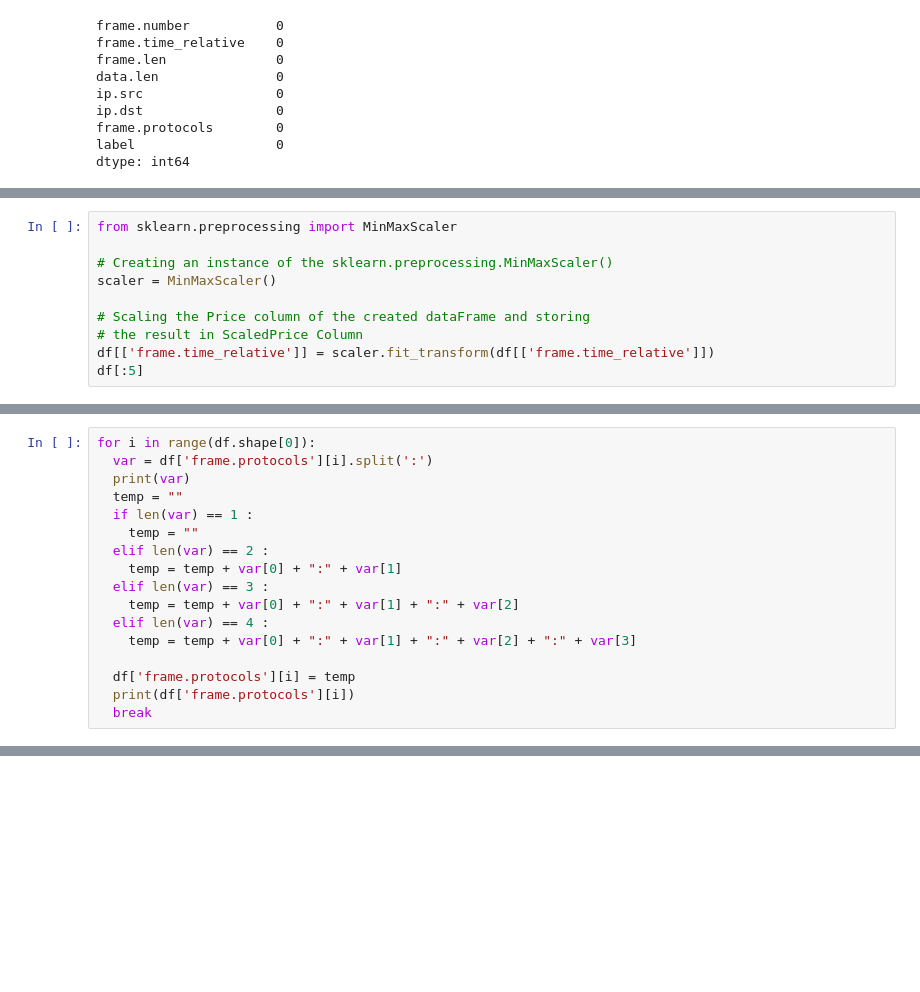
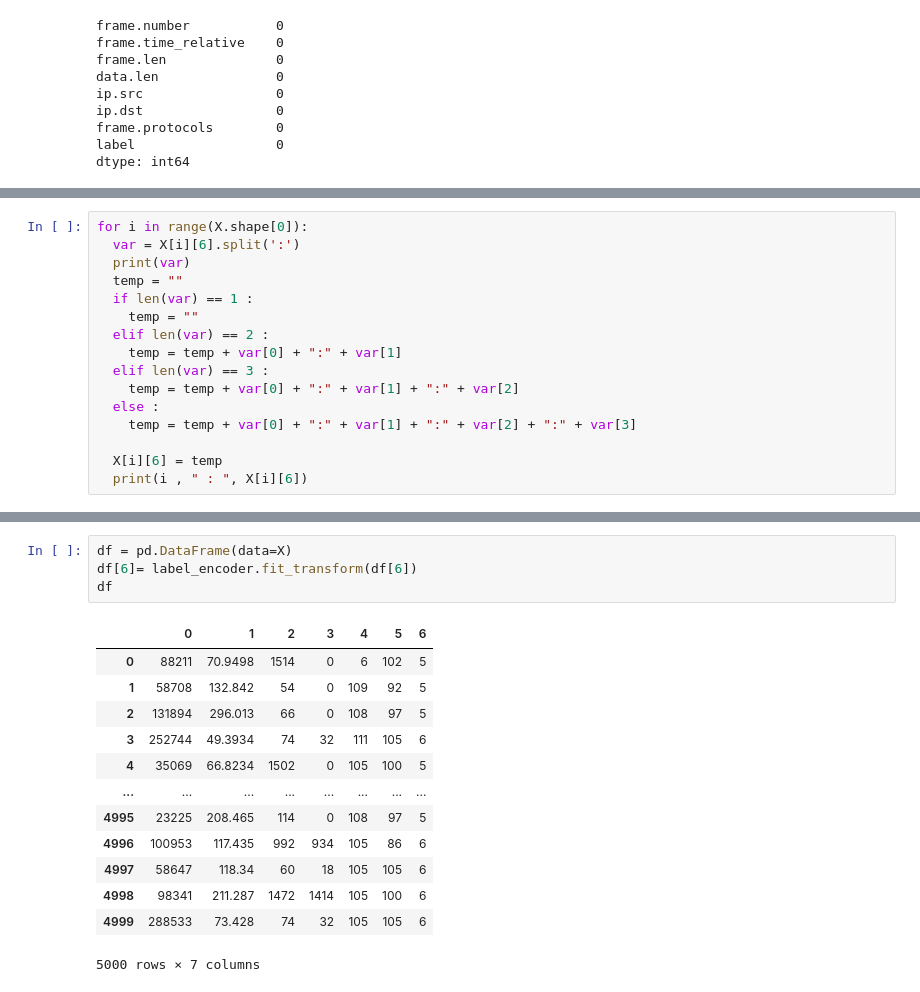
Before and after one commit to weasel-codes/anomaly-detection-iot, a Jupyter notebook: anomaly_detection_preprocess2.ipynb, the cells around one changed output, grey strips where cells are left out. Saved outputs shown, nothing was run; the diff lists cells and outputs as text; blank space fills up the shorter version.

```diff
--- a/anomaly_detection_preprocess2.ipynb
+++ b/anomaly_detection_preprocess2.ipynb
@@ -91,10 +92,0 @@ df[:5]
-# %%
-from sklearn.preprocessing import MinMaxScaler
-
-# Creating an instance of the sklearn.preprocessing.MinMaxScaler()
-scaler = MinMaxScaler()
-
-# Scaling the Price column of the created dataFrame and storing
-# the result in ScaledPrice Column
-df[['frame.time_relative']] = scaler.fit_transform(df[['frame.time_relative']])
-df[:5]
@@ -125,6 +100,6 @@ df['frame.protocols'].unique()
 # %%
-for i in range(df.shape[0]):
-  var = df['frame.protocols'][i].split(':')
+for i in range(X.shape[0]):
+  var = X[i][6].split(':')
   print(var)
   temp = ""
   if len(var) == 1 :
@@ -133,9 +108,8 @@ for i in range(df.shape[0]):
     temp = temp + var[0] + ":" + var[1]
   elif len(var) == 3 :
     temp = temp + var[0] + ":" + var[1] + ":" + var[2]
-  elif len(var) == 4 :
+  else :
     temp = temp + var[0] + ":" + var[1] + ":" + var[2] + ":" + var[3]
 
-  df['frame.protocols'][i] = temp
-  print(df['frame.protocols'][i])
-  break
+  X[i][6] = temp
+  print(i , " : ", X[i][6])
@@ -141,0 +134,18 @@ for i in range(df.shape[0]):
+# %%
+df = pd.DataFrame(data=X)
+df[6]= label_encoder.fit_transform(df[6])
+df
+# %% [output]
+|  | 0 | 1 | 2 | 3 | 4 | 5 | 6 |
+| 0 | 88211 | 70.9498 | 1514 | 0 | 6 | 102 | 5 |
+| 1 | 58708 | 132.842 | 54 | 0 | 109 | 92 | 5 |
+| 2 | 131894 | 296.013 | 66 | 0 | 108 | 97 | 5 |
+| 3 | 252744 | 49.3934 | 74 | 32 | 111 | 105 | 6 |
+| 4 | 35069 | 66.8234 | 1502 | 0 | 105 | 100 | 5 |
+| ... | ... | ... | ... | ... | ... | ... | ... |
+| 4995 | 23225 | 208.465 | 114 | 0 | 108 | 97 | 5 |
+| 4996 | 100953 | 117.435 | 992 | 934 | 105 | 86 | 6 |
+| 4997 | 58647 | 118.34 | 60 | 18 | 105 | 105 | 6 |
+| 4998 | 98341 | 211.287 | 1472 | 1414 | 105 | 100 | 6 |
+| 4999 | 288533 | 73.428 | 74 | 32 | 105 | 105 | 6 |
+5000 rows × 7 columns
```
Also changed, not shown: parts of 19 cells of this notebook.
